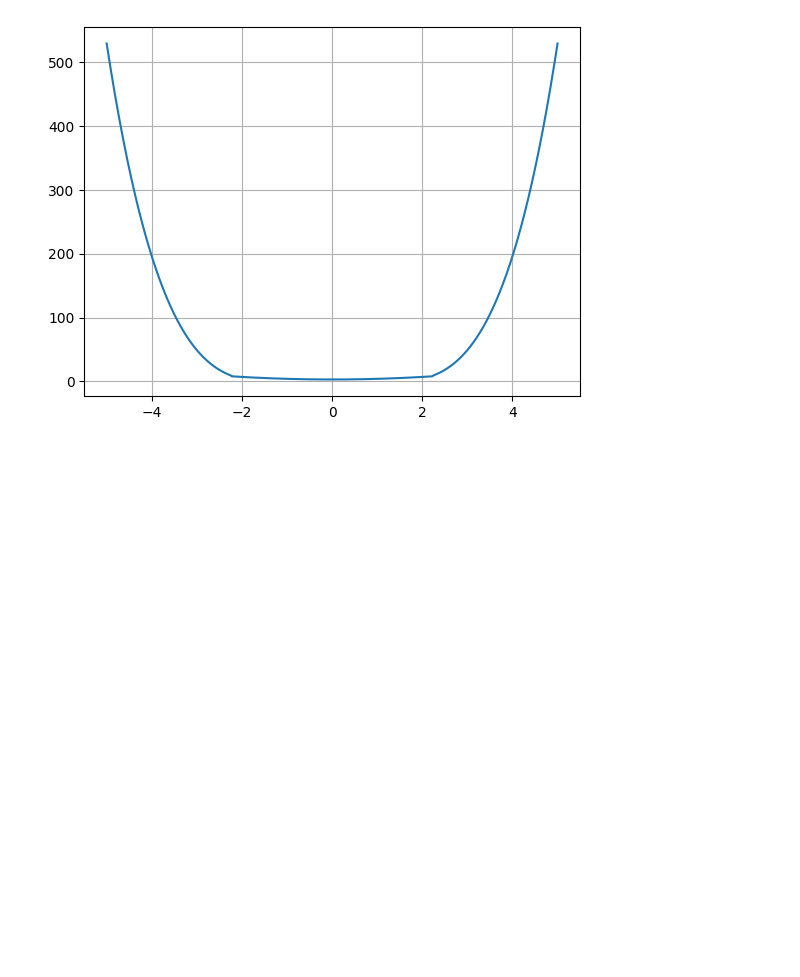
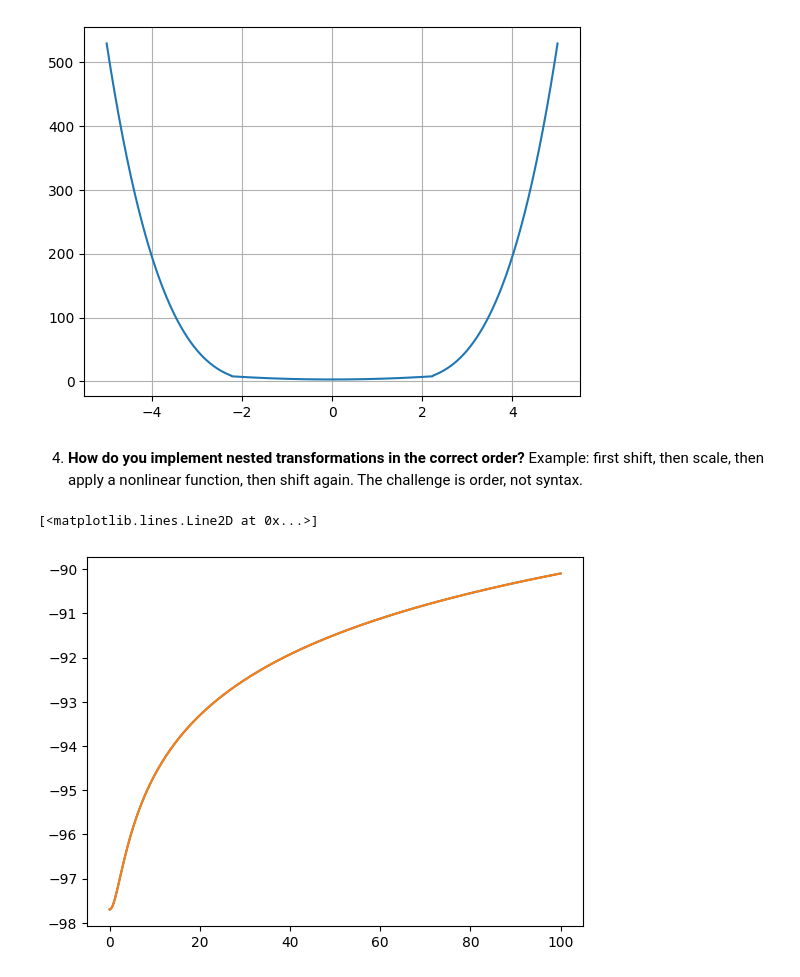
Before and after one commit to Akshat04-am/mathematical-programming, a Jupyter notebook: computation_foundation/exploratory/numpy_exploratory/current.ipynb, the cells around one changed output. Saved outputs shown, nothing was run; the diff lists cells and outputs as text; code cells hidden in the pictures; blank space fills up the shorter version.

```diff
--- a/computation_foundation/exploratory/numpy_exploratory/numpy_masking_piecewise_and_pipelines.ipynb
+++ b/computation_foundation/exploratory/numpy_exploratory/current.ipynb
@@ -138,3 +140,30 @@ plt.grid()
 plt.show()
 # %% [output]
 [figure]
+# %% [markdown]
+4. **How do you implement nested transformations in the correct order?**
+   Example: first shift, then scale, then apply a nonlinear function, then shift again.
+   The challenge is order, not syntax.
+# %%
+import matplotlib.pyplot as plt
+import numpy as np
+
+x = np.linspace(0,100,1000)
+y = np.zeros_like(x)
+
+y1 = x**2
+
+def transform(y1):
+    y1 = y1+5
+    y1 = y1*2
+    y1 = np.log(y1)
+    y1 = y1-100
+    return y1
+
+new = transform(y1)
+
+plt.plot(x, new)
+plt.plot(x, transform(y1))
+# %% [output]
+[<matplotlib.lines.Line2D at 0x...>]
+[figure, added]
```
Also changed, not shown: parts of 6 cells of this notebook, 3 other files.
